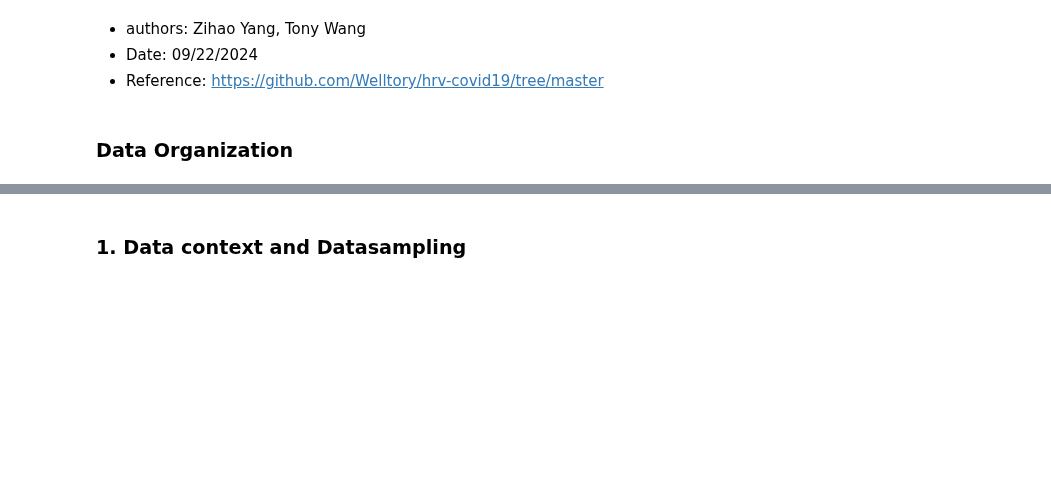
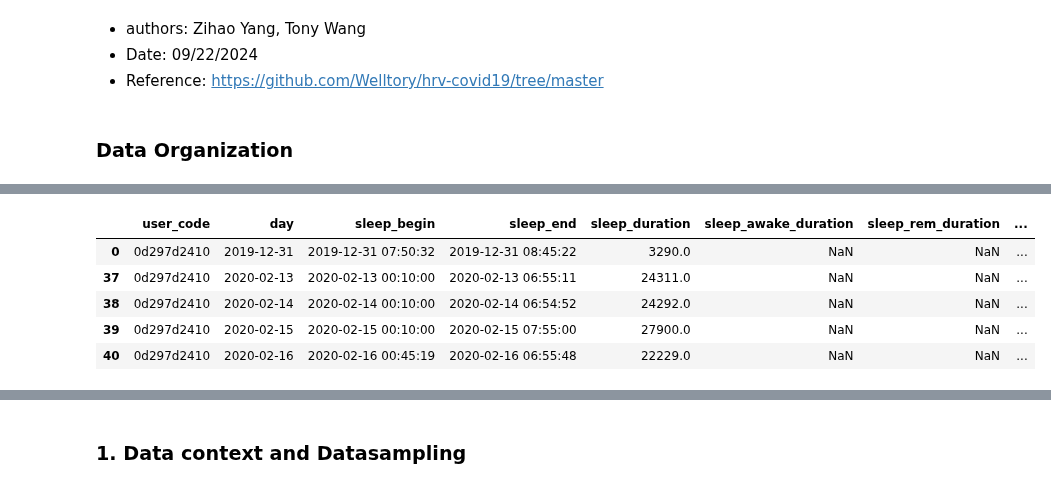
Before and after one commit to AIPI510/aipi510-fall24, a Jupyter notebook: teamname-eda-ta4.ipynb, the cells around one changed output, grey strips where cells are left out. Drawn from its saved outputs; the diff is of its cells as text; code cells hidden in the pictures; blank space fills up the shorter version.

```diff
--- a/teamname-eda-ta4.ipynb
+++ b/teamname-eda-ta4.ipynb
@@ -24,0 +71,9 @@ weather=pd.read_csv('data/weather.csv').sort_values(by='user_code')
+# %%
+sleep.head()
+# %% [output]
+|  | user_code | day | sleep_begin | sleep_end | sleep_duration | sleep_awake_duration | sleep_rem_duration | ... |
+| 0 | 0d297d2410 | 2019-12-31 | 2019-12-31 07:50:32 | 2019-12-31 08:45:22 | 3290.0 | NaN | NaN | ... |
+| 37 | 0d297d2410 | 2020-02-13 | 2020-02-13 00:10:00 | 2020-02-13 06:55:11 | 24311.0 | NaN | NaN | ... |
+| 38 | 0d297d2410 | 2020-02-14 | 2020-02-14 00:10:00 | 2020-02-14 06:54:52 | 24292.0 | NaN | NaN | ... |
+| 39 | 0d297d2410 | 2020-02-15 | 2020-02-15 00:10:00 | 2020-02-15 07:55:00 | 27900.0 | NaN | NaN | ... |
+| 40 | 0d297d2410 | 2020-02-16 | 2020-02-16 00:45:19 | 2020-02-16 06:55:48 | 22229.0 | NaN | NaN | ... |
```
Also changed, not shown: parts of 52 cells of this notebook, 1 other file.
